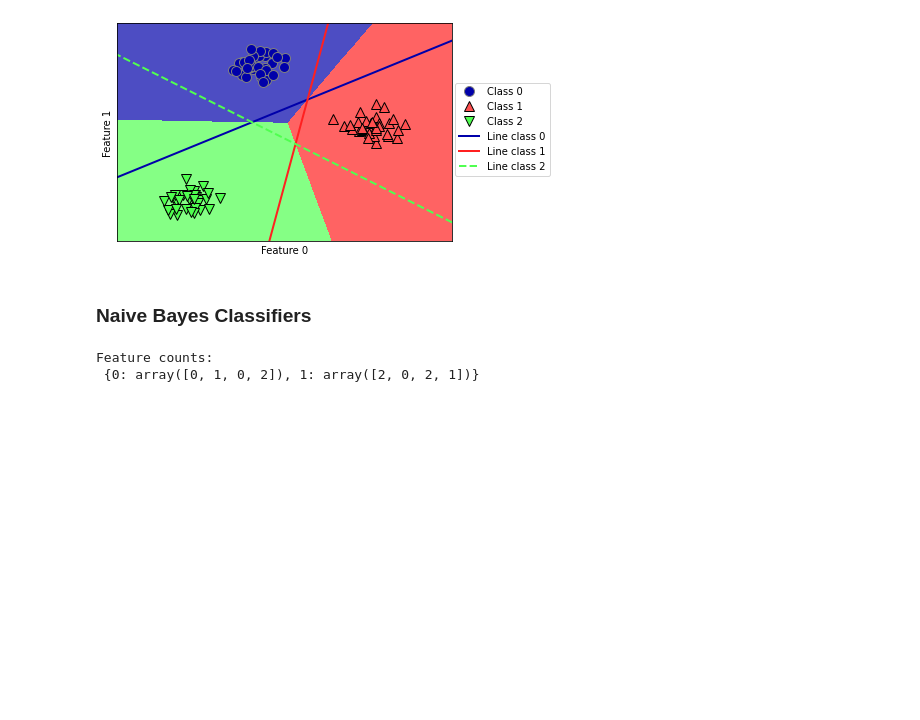
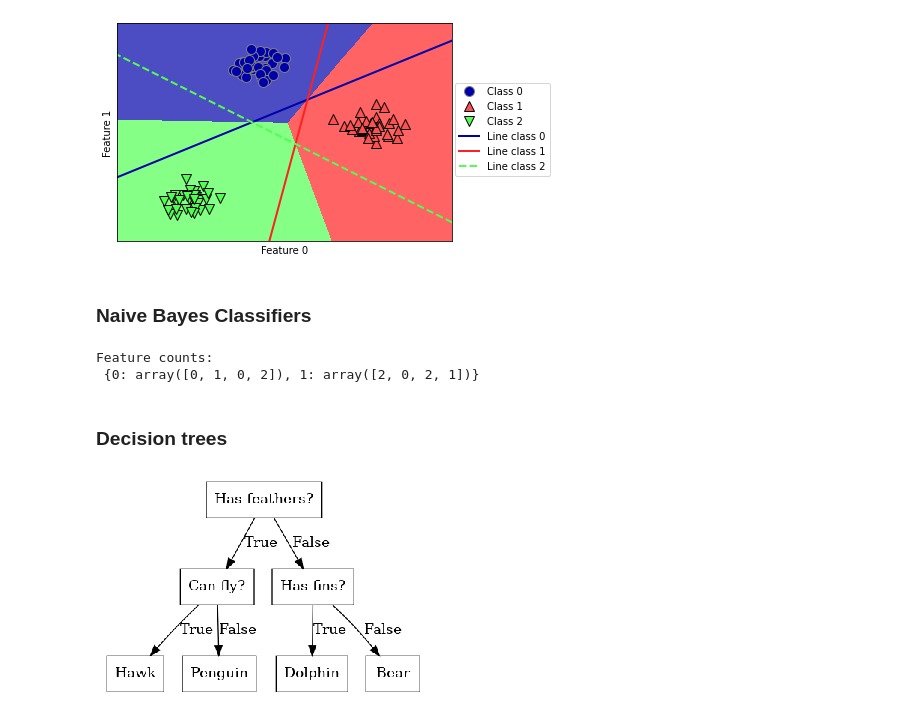
Before and after one commit to DDarean/StudyRepository, a Jupyter notebook: 3. Books/Introduction to ML with Python/Supervised Learning.ipynb, the cells around one changed output. Drawn from its saved outputs; the diff is of its cells as text; code cells hidden in the pictures; blank space fills up the shorter version.

Commit message:
Introduction to ML. Decision Trees, Random Forest

```diff
--- a/3. Books/Introduction to ML with Python/Supervised Learning.ipynb
+++ b/3. Books/Introduction to ML with Python/Supervised Learning.ipynb
@@ -443,3 +441,9 @@ print("Feature counts:\n", counts)
 # %% [output]
 Feature counts:
  {0: array([0, 1, 0, 2]), 1: array([2, 0, 2, 1])}
+# %% [markdown]
+### Decision trees
+# %%
+mglearn.plots.plot_animal_tree()
+# %% [output]
+[figure, added]
```
Also changed, not shown: parts of 23 cells of this notebook.
